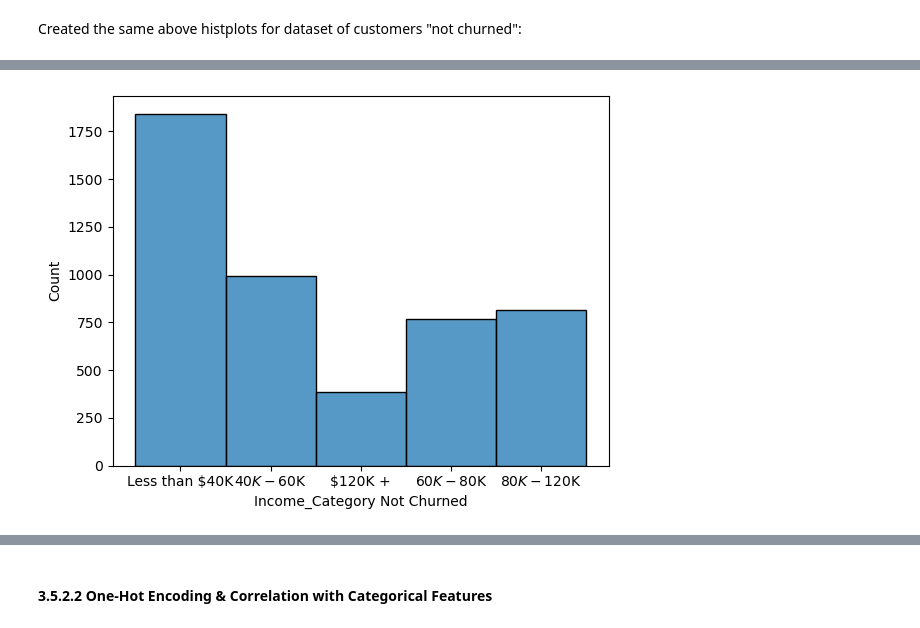
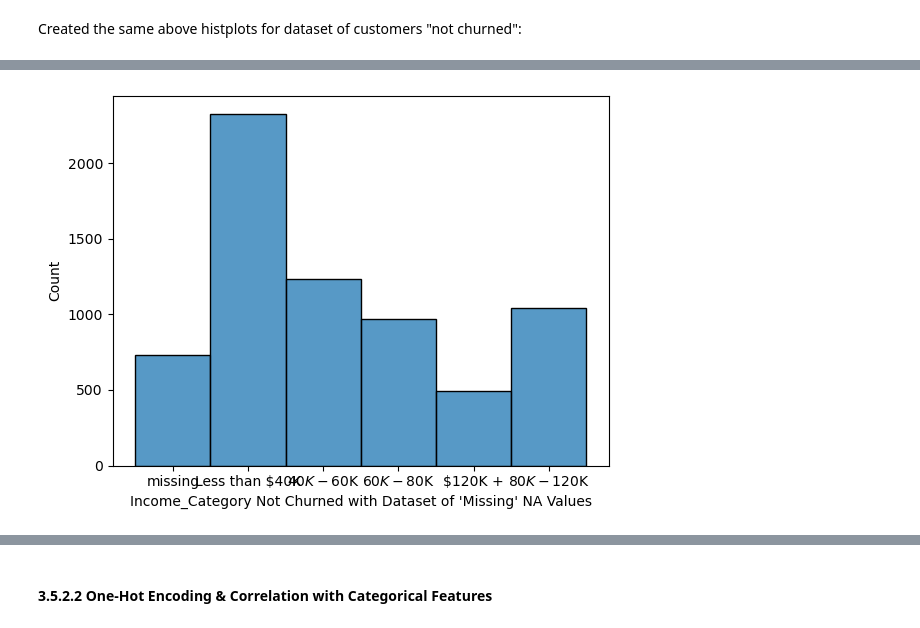
Before and after one commit to tpoozhikala/Bank-Churnrate, a Jupyter notebook: 3_EDA/03_EDA_Bank_Churnrate.ipynb, the cells around one changed output, grey strips where cells are left out. Cells and saved outputs as stored; diff of their text form; code cells hidden in the pictures.

Commit message:
Created Distributions for datasets of 'missing' vs. dropped NA datasets and saved the new dataframe for further analysis

```diff
--- a/3_EDA/03_EDA_Bank_Churnrate.ipynb
+++ b/3_EDA/03_EDA_Bank_Churnrate.ipynb
@@ -281,6 +305,6 @@ plt.show()
 # %%
-sns.histplot(data=bank_current , x='Income_Category')
-plt.xlabel("Income_Category Not Churned")
+sns.histplot(data=bank_current, x='Income_Category')
+plt.xlabel("Income_Category Not Churned with Dataset of 'Missing' NA Values")
 plt.show()
 # %% [output]
-[figure, old version]
+[figure, new version]
```
Also changed, not shown: parts of 23 cells of this notebook, 2 other files.
